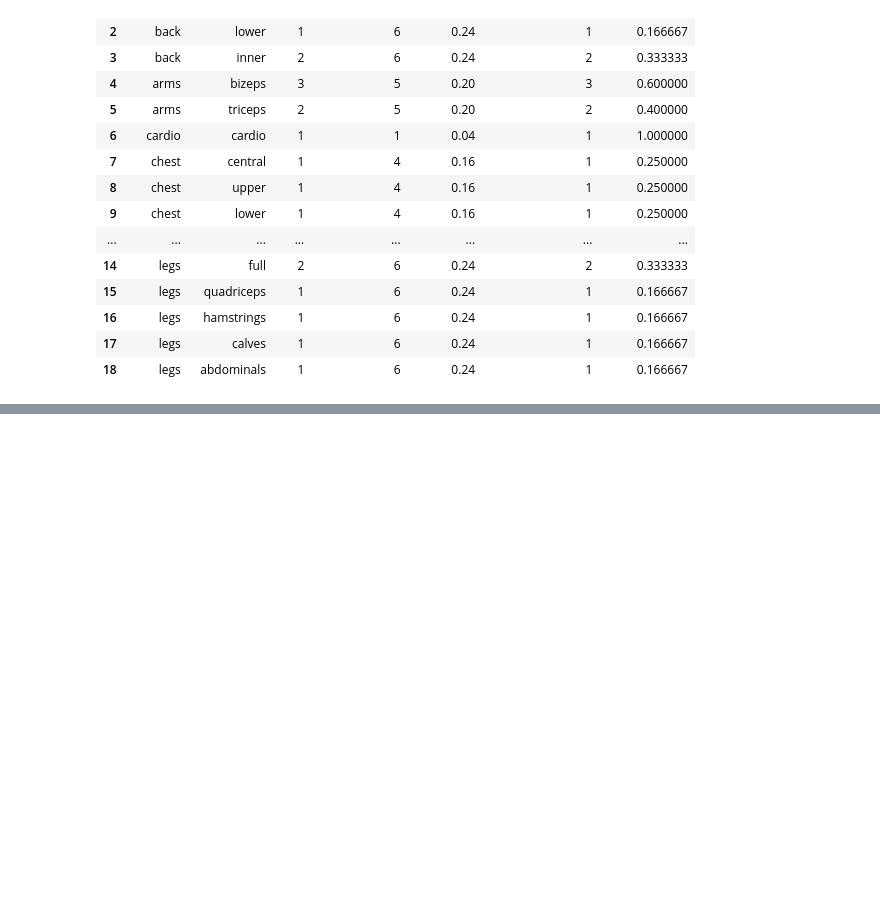
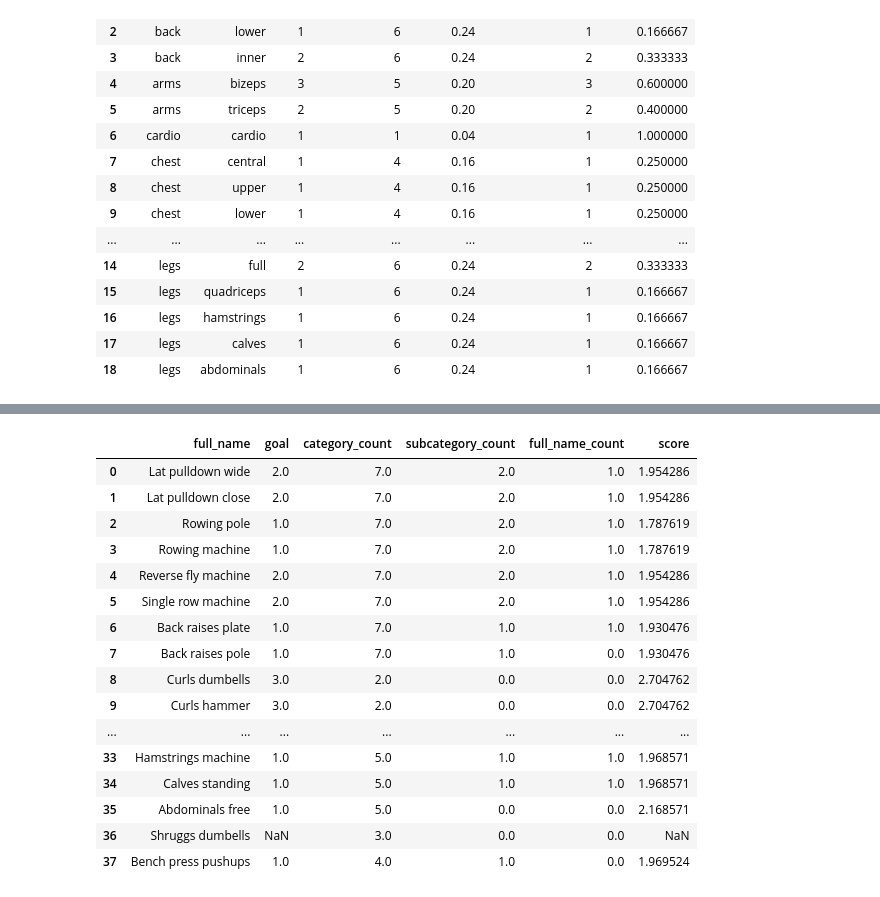
Before and after one commit to benedikt-holland/obsidian-fitness-tracker, a Jupyter notebook: heuristics.ipynb, the cells around one changed output, grey strips where cells are left out. Drawn from its saved outputs; the diff is of its cells as text; code cells hidden in the pictures; blank space fills up the shorter version.

```diff
--- a/heuristics.ipynb
+++ b/heuristics.ipynb
@@ -210,3 +252,24 @@ df
+# %%
+df[["full_name", "goal", 'category_count',
+       'subcategory_count', 'full_name_count', "score"]]
+# %% [output]
+|  | full_name | goal | category_count | subcategory_count | full_name_count | score |
+| 0 | Lat pulldown wide | 2.0 | 7.0 | 2.0 | 1.0 | 1.954286 |
+| 1 | Lat pulldown close | 2.0 | 7.0 | 2.0 | 1.0 | 1.954286 |
+| 2 | Rowing pole | 1.0 | 7.0 | 2.0 | 1.0 | 1.787619 |
+| 3 | Rowing machine | 1.0 | 7.0 | 2.0 | 1.0 | 1.787619 |
+| 4 | Reverse fly machine | 2.0 | 7.0 | 2.0 | 1.0 | 1.954286 |
+| 5 | Single row machine | 2.0 | 7.0 | 2.0 | 1.0 | 1.954286 |
+| 6 | Back raises plate | 1.0 | 7.0 | 1.0 | 1.0 | 1.930476 |
+| 7 | Back raises pole | 1.0 | 7.0 | 1.0 | 0.0 | 1.930476 |
+| 8 | Curls dumbells | 3.0 | 2.0 | 0.0 | 0.0 | 2.704762 |
+| 9 | Curls hammer | 3.0 | 2.0 | 0.0 | 0.0 | 2.704762 |
+| ... | ... | ... | ... | ... | ... | ... |
+| 33 | Hamstrings machine | 1.0 | 5.0 | 1.0 | 1.0 | 1.968571 |
+| 34 | Calves standing | 1.0 | 5.0 | 1.0 | 1.0 | 1.968571 |
+| 35 | Abdominals free | 1.0 | 5.0 | 0.0 | 0.0 | 2.168571 |
+| 36 | Shruggs dumbells | NaN | 3.0 | 0.0 | 0.0 | NaN |
+| 37 | Bench press pushups | 1.0 | 4.0 | 1.0 | 0.0 | 1.969524 |
 # %%
 import numpy as np
 # %%
```
Also changed, not shown: parts of 16 cells of this notebook.
